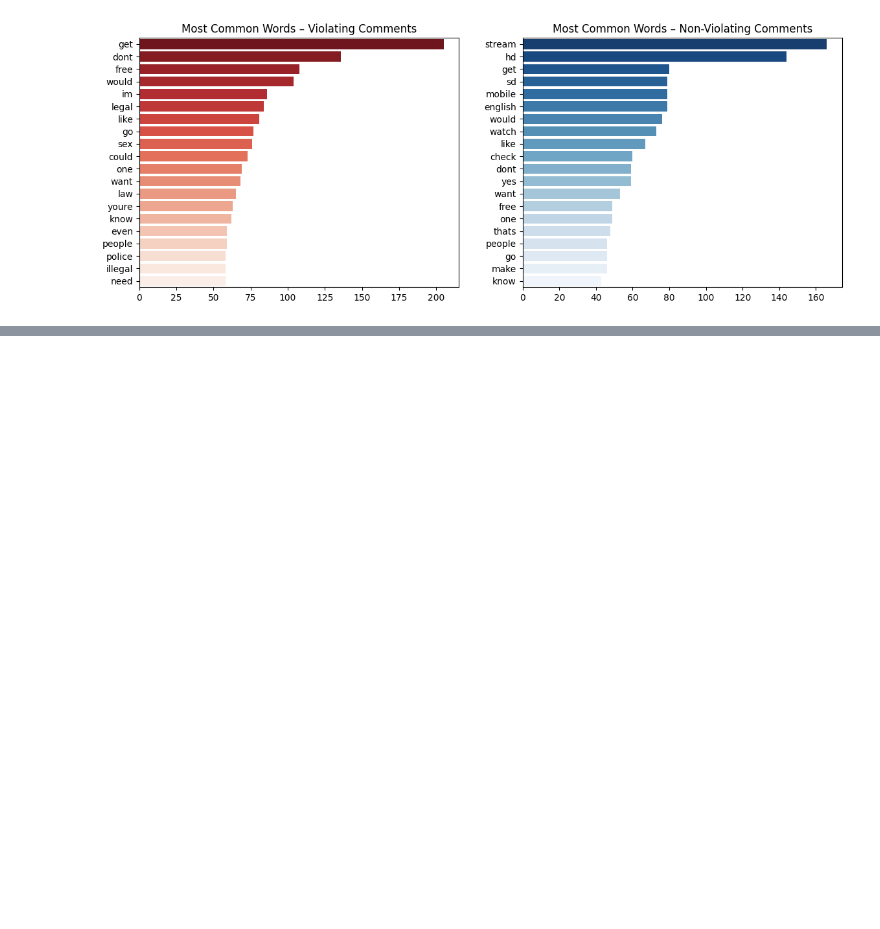
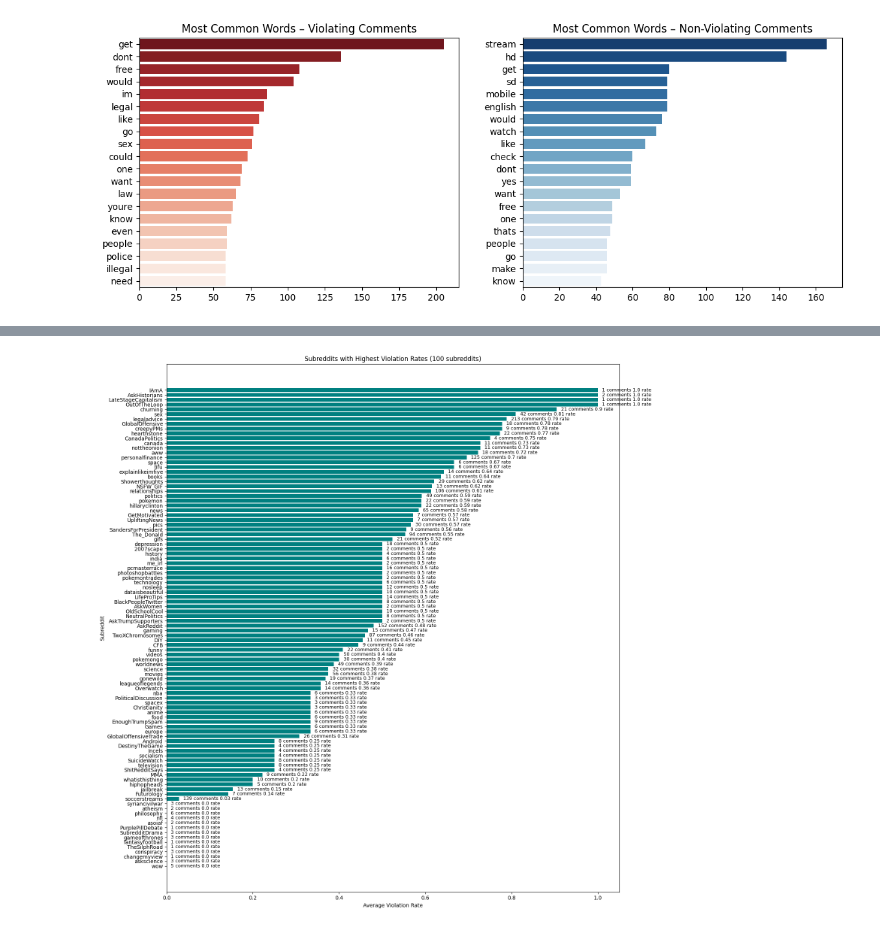
Before and after one commit to meriemDahil/Kaggle-Competition, a Jupyter notebook: redditcomptition.ipynb, the cells around one changed output, grey strips where cells are left out. Drawn from its saved outputs; the diff is of its cells as text; code cells hidden in the pictures; blank space fills up the shorter version.

Commit message:
rate by subreddit + comments count

```diff
--- a/redditcomptition.ipynb
+++ b/redditcomptition.ipynb
@@ -398,0 +356,9 @@ videos                       50        0.400000
+# %%
+subreddit_stats = (
+    df.groupby('subreddit')
+    .agg(  # Aggregate statistics for each subreddit
+        violation_rate=('rule_violation', 'mean'), # Mean violation rate per subreddit
+        comment_count=('rule_violation', 'count') # Total comments per subreddit
+    )
+    .reset_index()  # Reset index to turn 'subreddit' back into a column
+)
@@ -398,0 +376,19 @@ videos                       50        0.400000
+# %%
+top = subreddit_stats.sort_values(by=['violation_rate'], ascending=[False])
+
+# Horizontal bar plot
+plt.figure(figsize=(15, 15))
+plt.barh(top['subreddit'], top['violation_rate'], color='teal') # plt.barh(y, x, color='teal')
+plt.xlabel("Average Violation Rate")
+plt.ylabel("Subreddit")
+plt.title(f"Subreddits with Highest Violation Rates ({len(top)} subreddits)")
+
+# Show comment count next to bars
+for i, (rate, count) in enumerate(zip(top['violation_rate'], top['comment_count'])):
+    plt.text(rate + 0.01, i, f"{count} comments {round(rate, 2)} rate" , va='center', fontsize=9) # plt.text is the index, rate + 0.01 is x position to place text slightly right of bar, i is y position, f string to format text
+
+plt.gca().invert_yaxis()  # gca gets the current axis to invert y axis so that highest rate is on top; invert_yaxis() inverts the y axis
+plt.tight_layout() # Adjust layout to prevent clipping
+plt.show()
+# %% [output]
+[figure, added]
```
Also changed, not shown: parts of 2 cells of this notebook.
